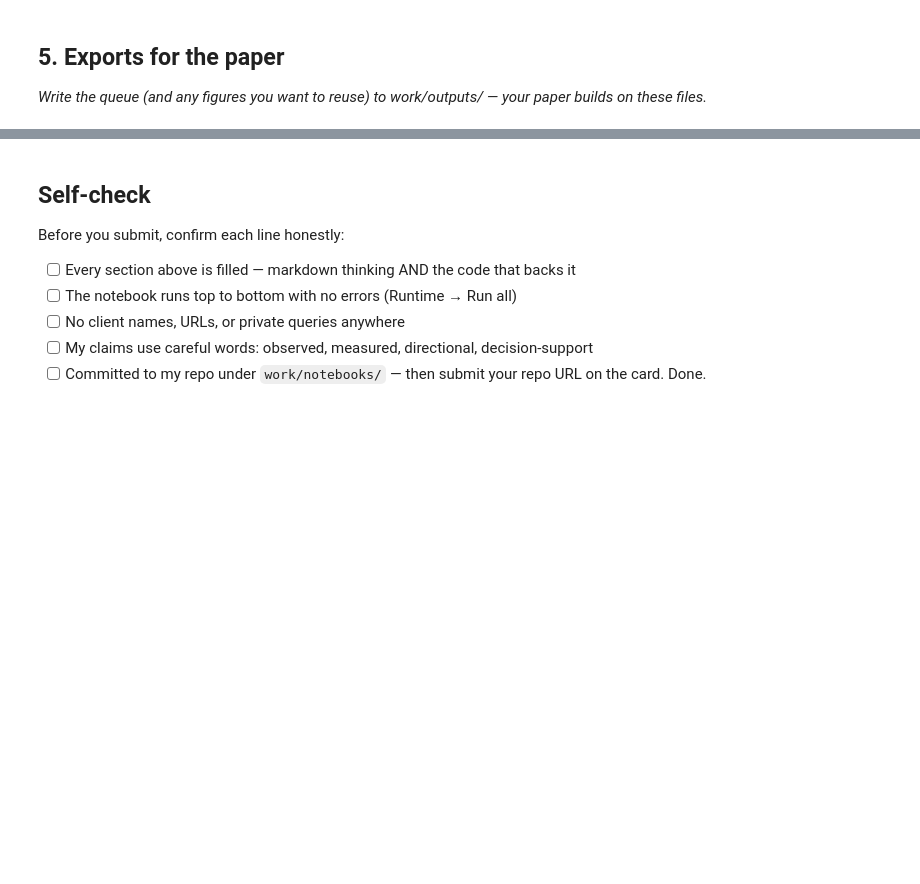
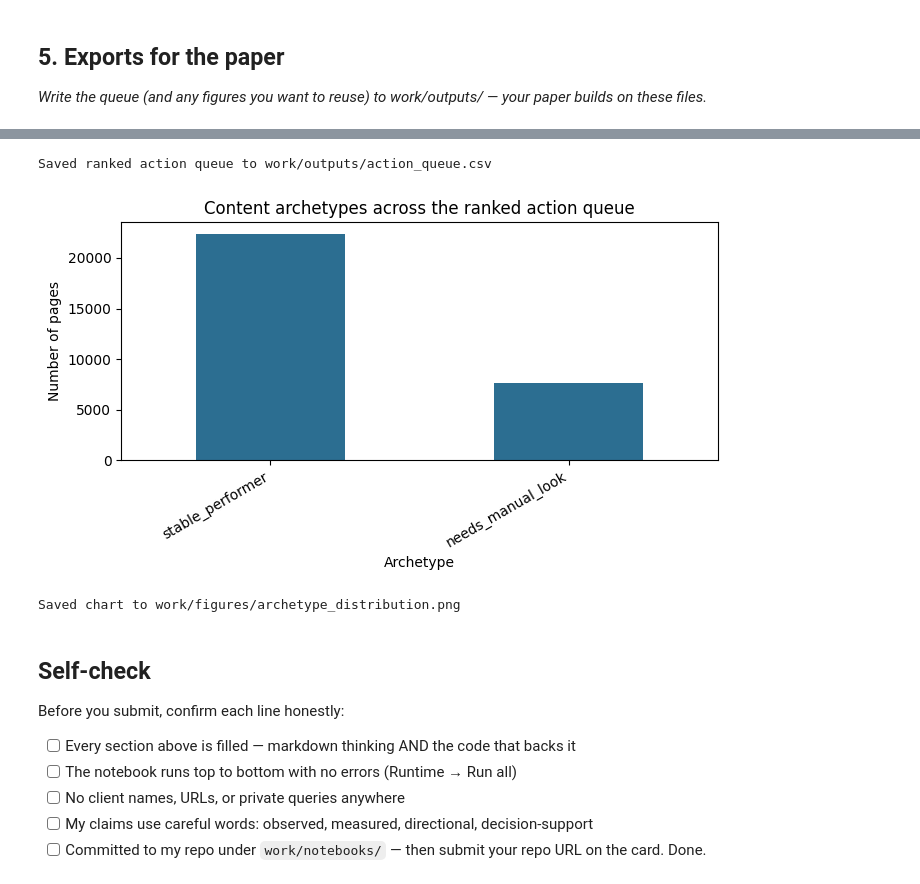
Before and after one commit to Tahir-MD/FlyRank-Week-01, a Jupyter notebook: work/notebooks/w07_action_playbook.ipynb, the cells around one changed output, grey strips where cells are left out. Cells and saved outputs as stored; diff of their text form; code cells hidden in the pictures; blank space fills up the shorter version.

```diff
--- a/work/notebooks/w07_action_playbook.ipynb
+++ b/work/notebooks/w07_action_playbook.ipynb
@@ -29,0 +231,20 @@ This skeleton is yours to fill. Work the sections **in order** — each one has
+# %%
+# This cell is for CODE (numbers, a query, a check).
+# Write your text answer in the cell ABOVE this one — typing sentences here breaks Run All.
+sensitive_keywords = ["health", "medical", "legal", "finance", "money", "insurance", "tax"]
+text_cols = [c for c in df.columns if df[c].dtype == object]
+
+
+def looks_sensitive(row):
+    for c in text_cols:
+        val = str(row[c]).lower()
+        if any(k in val for k in sensitive_keywords):
+            return True
+    return False
+
+
+ranked["needs_human_review"] = ranked.apply(looks_sensitive, axis=1) | (ranked["archetype"] == "needs_manual_look")
+
+flagged = int(ranked["needs_human_review"].sum())
+print(f"Rows flagged for mandatory human review before any action: {flagged} out of {len(ranked)}")
+ranked[ranked["needs_human_review"]].head(10)
@@ -44,3 +342,32 @@ This skeleton is yours to fill. Work the sections **in order** — each one has
+# %%
+# This cell is for CODE (numbers, a query, a check).
+# Write your text answer in the cell ABOVE this one — typing sentences here breaks Run All.
+import matplotlib.pyplot as plt
+
+outputs_dir = BASE / "work" / "outputs"
+figures_dir = BASE / "work" / "figures"
+outputs_dir.mkdir(parents=True, exist_ok=True)
+figures_dir.mkdir(parents=True, exist_ok=True)
+
+queue_export_cols = ["rank", "archetype", "recommended_action", "reason_code", "needs_human_review"] + \
+    [c for c in [score_col, decay_col, age_col] if c]
+ranked[queue_export_cols].to_csv(outputs_dir / "action_queue.csv", index=False)
+print("Saved ranked action queue to work/outputs/action_queue.csv")
+
+fig, ax = plt.subplots(figsize=(7, 4))
+ranked["archetype"].value_counts().plot(kind="bar", ax=ax, color="#2c6e91")
+ax.set_title("Content archetypes across the ranked action queue")
+ax.set_ylabel("Number of pages")
+ax.set_xlabel("Archetype")
+plt.xticks(rotation=30, ha="right")
+plt.tight_layout()
+fig.savefig(figures_dir / "archetype_distribution.png", dpi=150)
+plt.show()
+print("Saved chart to work/figures/archetype_distribution.png")
+# %% [output]
+Saved ranked action queue to work/outputs/action_queue.csv
+[figure, added]
+Saved chart to work/figures/archetype_distribution.png
 # %% [markdown]
 ## Self-check
 
```
Also changed, not shown: parts of 14 cells of this notebook.
